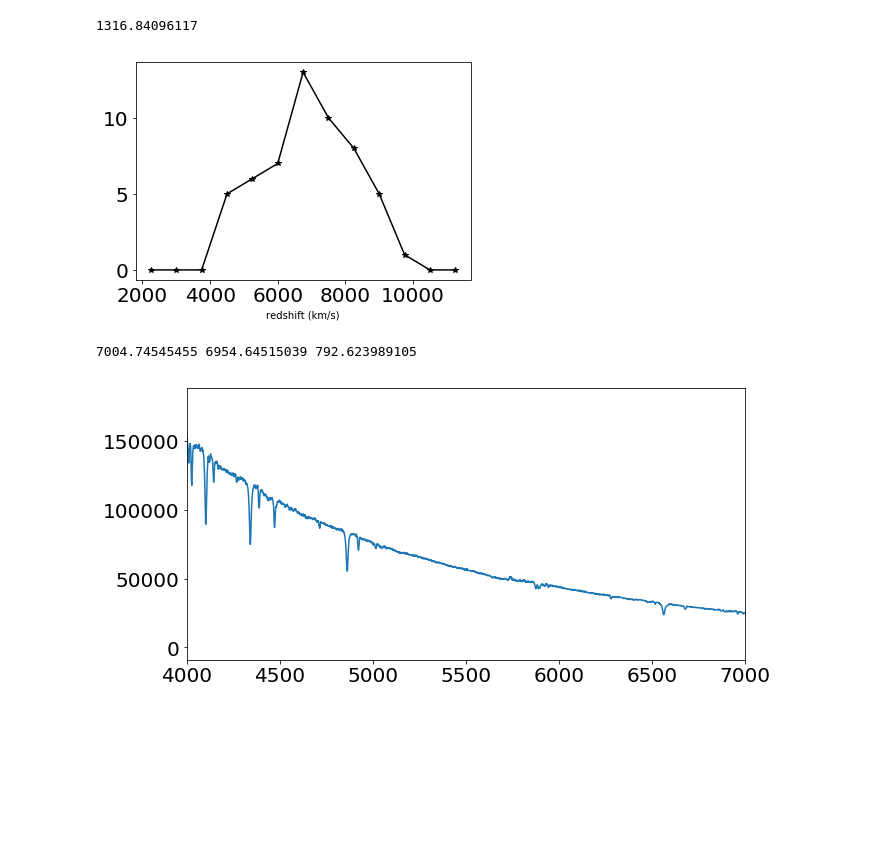
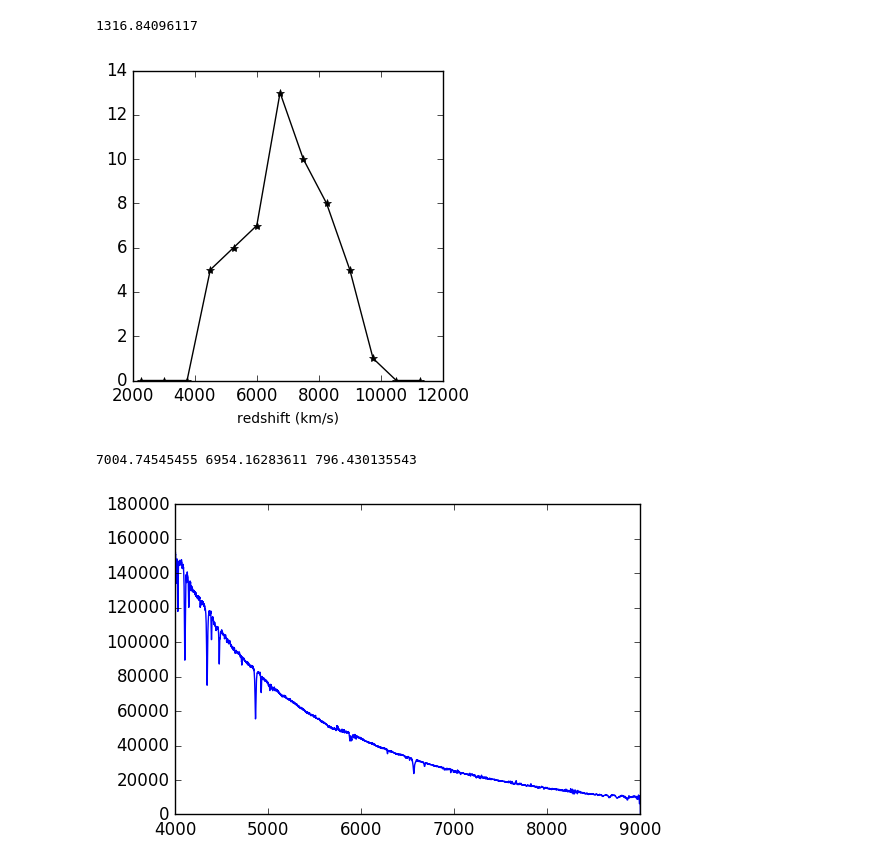
Before and after one commit to liuchaonaoc/Astrostatistics_old2, a Jupyter notebook: SingleParamsModel.ipynb, the cells around one changed output. Cells and saved outputs as stored; diff of their text form; code cells hidden in the pictures; blank space fills up the shorter version.

```diff
--- a/SingleParamsModel.ipynb
+++ b/SingleParamsModel.ipynb
@@ -118,29 +127,33 @@ N_star=363, N_gal=187
 # %%
 ## the mean redshift of Coma cluster
 filename = 'ComaCluster.fits'
 coma = loadData(filename)
 cz = coma.czA[(coma.czA<20000) & (coma.czA>0)]
 sig_cz = np.var(cz)
 print np.sqrt(sig_cz)
 zgrid =np.arange(2000.,12000.,750.)
 h, xedge = np.histogram(cz, bins=zgrid)
-fig = plt.figure(figsize=[6,4])
+fig = plt.figure(figsize=[4,4])
 ax = fig.add_subplot(111)
 ax.plot(zgrid[0:-1]+250.,h,'k*-')
 ax.set_xlabel('redshift (km/s)')
 fig.show()
 # %% [output]
 1316.84096117
-[figure, old version]
+[figure, new version]
 # %%
-sig = 1300.0
+#known sigma ask for mean redshift
+import scipy.stats as stats
+import scipy.special as special
+
+sig = 1317
 tao_0 = 1000.0
 mu_0 = 6925.0
 mu_1 = (1./tao_0**2*mu_0+1./sig**2*np.mean(cz))/(1./tao_0**2+1./sig**2)
 tao_1 = 1/(1./tao_0**2+1./sig**2)
 print np.mean(cz), mu_1, np.sqrt(tao_1)
 # %% [output]
-7004.74545455 6954.64515039 792.623989105
+7004.74545455 6954.16283611 796.430135543
 # %%
 # measure the redshift from an absorption line
 filename = '351110104.fits'
@@ -153,13 +166,13 @@ sp = tchfits[0].data
 N = len(sp[0,:])
 wv = 10**(log_wv0+np.arange(0,N,1)*log_dwv)
 
-fig = plt.figure(figsize=[10,5])
+fig = plt.figure(figsize=[6,4])
 ax = fig.add_subplot(111)
 ax.plot(wv,sp[0,:])
-ax.set_xlim([4000,7000])
+ax.set_xlim([4000,9000])
 fig.show()
 # %% [output]
-[figure, old version]
+[figure, new version]
 # %%
 Ha_0 = 6562.85
 Hb_0 = 4861.36
```
Also changed, not shown: parts of 5 cells of this notebook, 1 other file.
